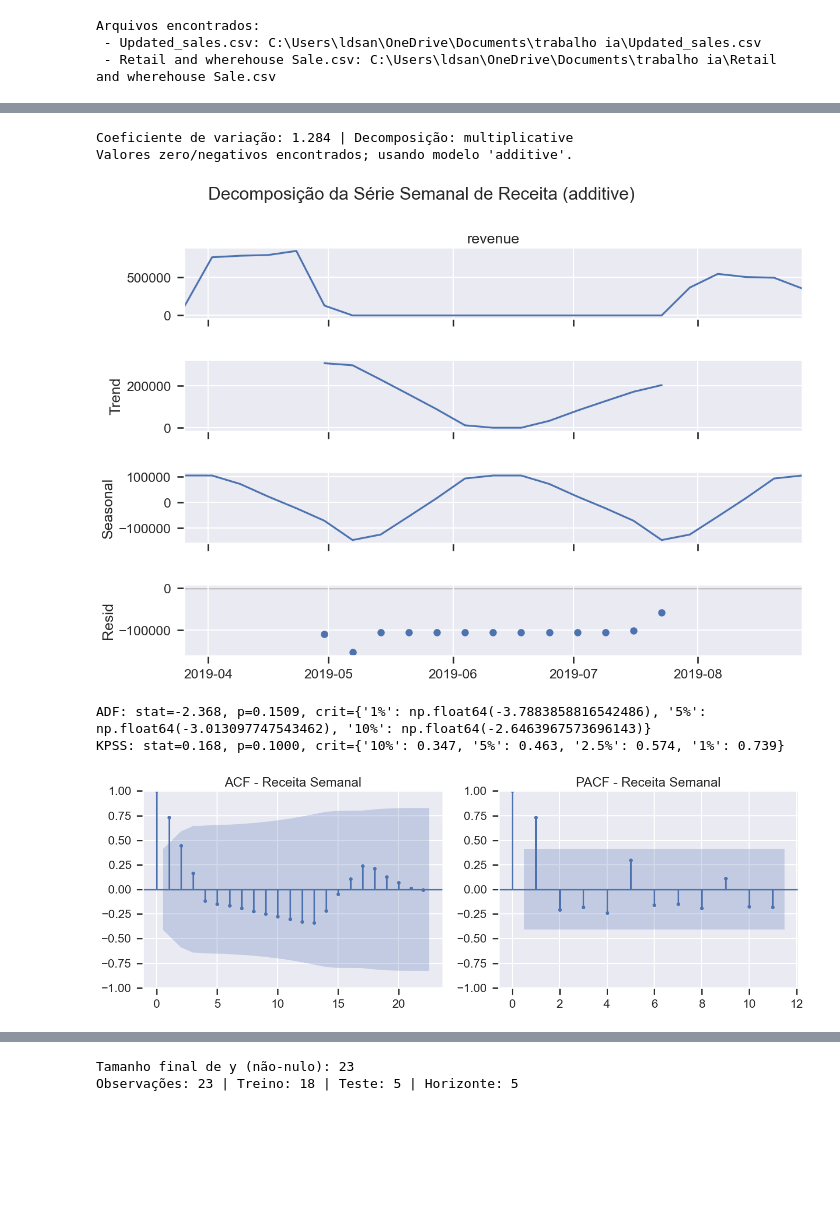
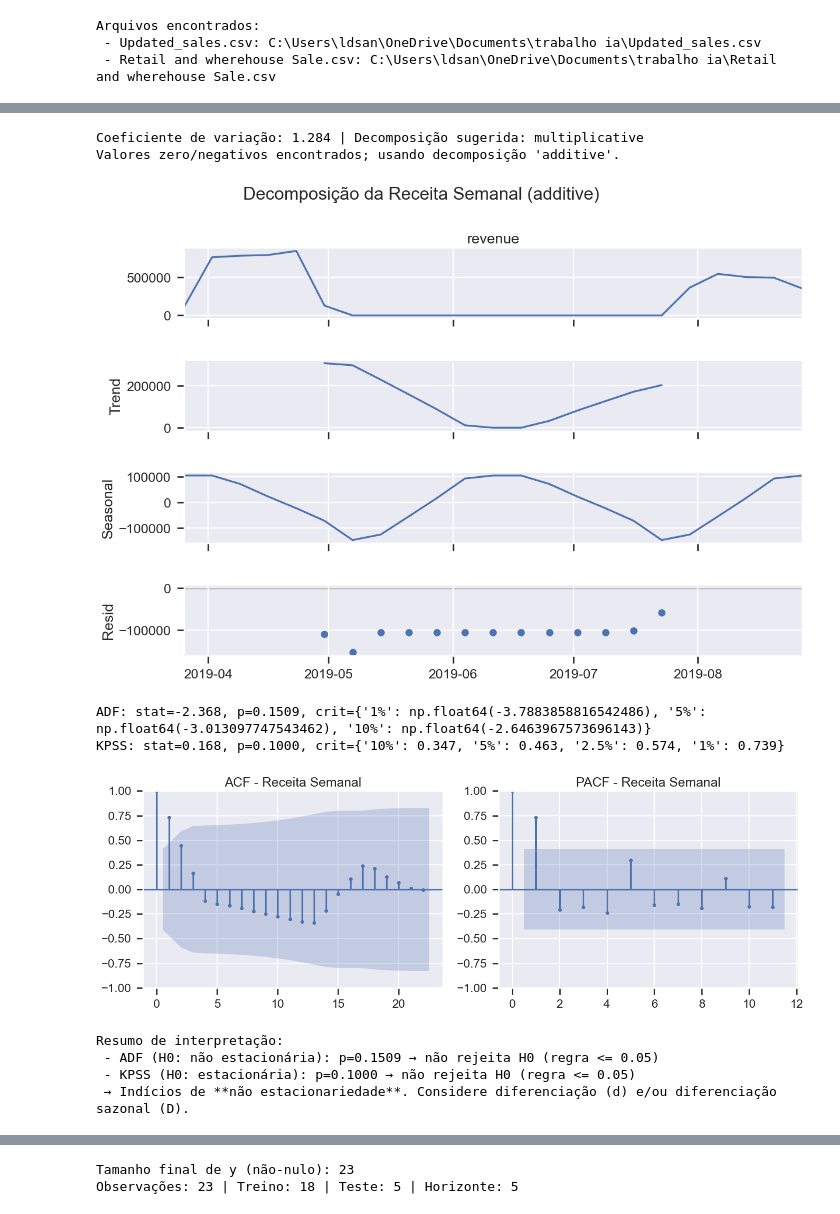
Before and after one commit to codewithsouza/Analise-Preditiva, a Jupyter notebook: guia_series_temporais_ecommerce.ipynb, the cells around one changed output, grey strips where cells are left out. Saved outputs shown, nothing was run; the diff lists cells and outputs as text; code cells hidden in the pictures; blank space fills up the shorter version.

```diff
--- a/guia_series_temporais_ecommerce.ipynb
+++ b/guia_series_temporais_ecommerce.ipynb
@@ -309,25 +425,35 @@ Semanas potencialmente outliers: 0
 # %%
-# 4) Estatísticas descritivas e visualizações
+# %% 4) Estatísticas descritivas e visualizações
 
 print("Resumo estatístico da receita semanal:")
 display(weekly_clean["revenue"].describe(percentiles=[0.1, 0.25, 0.5, 0.75, 0.9]))
 
+# Figura com dois painéis: série temporal + boxplot
 fig, ax = plt.subplots(2, 1, figsize=(14, 9), sharex=False)
 
+# Gráfico 1: evolução da receita semanal
 weekly_clean["revenue"].plot(
     ax=ax[0],
+    color="tab:blue",
     title="Receita Semanal (após tratamento de outliers)"
 )
+ax[0].set_ylabel("Receita (R$)")
+ax[0].grid(True, linestyle="--", alpha=0.5)
 
+# Gráfico 2: boxplot por semana ISO (sazonalidade)
 week_numbers = weekly_clean.index.isocalendar().week
 sns.boxplot(
     x=week_numbers,
     y=weekly_clean["revenue"],
-    ax=ax[1]
+    ax=ax[1],
+    color="lightblue"
 )
+ax[1].set_title("Distribuição da Receita por Semana do Ano")
+ax[1].set_xlabel("Semana ISO")
+ax[1].set_ylabel("Receita (R$)")
 
-ax[1].set_title("Distribuição de Receita por Semana do Ano")
-ax[1].set_xlabel("Semana ISO")
+plt.tight_layout()
+plt.show()
 # %% [output]
 Resumo estatístico da receita semanal:
 count        23.000000
@@ -346,5 +488,5 @@ Text(0.5, 0, 'Semana ISO')
 # %%
-# 5) Decomposição (aditiva e multiplicativa) e testes de estacionariedade
+# %% 5) Decomposição (aditiva e multiplicativa) e testes de estacionariedade
 
 series = weekly_clean["revenue"].copy()
 series.index = pd.PeriodIndex(series.index, freq="W-MON").to_timestamp()
@@ -353,7 +495,7 @@ series_clean = series.dropna()
 # Escolha do modelo de decomposição baseada na variação relativa
 cv = series_clean.std() / (series_clean.mean() + 1e-9)
 model_type = "multiplicative" if cv > 0.3 else "additive"
-print(f"Coeficiente de variação: {cv:.3f} | Decomposição: {model_type}")
+print(f"Coeficiente de variação: {cv:.3f} | Decomposição sugerida: {model_type}")
 
 seasonal_period = min(52, max(2, len(series_clean) // 2))
 if len(series_clean) < seasonal_period * 2:
@@ -361,44 +503,59 @@ if len(series_clean) < seasonal_period * 2:
 else:
     safe_model = model_type
     if safe_model == "multiplicative" and (series_clean <= 0).any():
-        print("Valores zero/negativos encontrados; usando modelo 'additive'.")
+        print("Valores zero/negativos encontrados; usando decomposição 'additive'.")
         safe_model = "additive"
     try:
         decomp = seasonal_decompose(series_clean, model=safe_model, period=seasonal_period)
         fig = decomp.plot()
         fig.set_size_inches(14, 9)
-        plt.suptitle(f"Decomposição da Série Semanal de Receita ({safe_model})", y=1.02)
+        plt.suptitle(f"Decomposição da Receita Semanal ({safe_model})", y=1.02)
         plt.show()
     except Exception as e:
         print("Falha na decomposição (dados insuficientes?):", e)
 
 # Teste ADF (H0: série tem raiz unitária -> não estacionária)
 adf_stat, adf_p, _, _, crit_vals, _ = adfuller(series_clean, autolag="AIC")
 print(f"ADF: stat={adf_stat:.3f}, p={adf_p:.4f}, crit={crit_vals}")
 
-# Teste KPSS (H0: série é estacionária ao redor de uma tendência)
-try:
-    kpss_stat, kpss_p, _, kpss_crit = kpss(series_clean, regression='c', nlags='auto')
-    print(f"KPSS: stat={kpss_stat:.3f}, p={kpss_p:.4f}, crit={kpss_crit}")
-except Exception as e:
-    print("Falha no KPSS:", e)
+# Teste KPSS (H0: série é estacionária ao redor de um nível/tendência)
+kpss_stat, kpss_p, _, kpss_crit = kpss(series_clean, regression='c', nlags='auto')
+print(f"KPSS: stat={kpss_stat:.3f}, p={kpss_p:.4f}, crit={kpss_crit}")
 
+# ACF/PACF
 if len(series_clean) > 1:
     acf_lags = max(1, min(30, len(series_clean) - 1))
     pacf_lags = max(1, min(acf_lags, len(series_clean) // 2))
     fig, ax = plt.subplots(1, 2, figsize=(14, 5))
     plot_acf(series_clean, lags=acf_lags, ax=ax[0])
     plot_pacf(series_clean, lags=pacf_lags, ax=ax[1])
     ax[0].set_title("ACF - Receita Semanal")
     ax[1].set_title("PACF - Receita Semanal")
     plt.tight_layout()
     plt.show()
 else:
     print("Série insuficiente para plotar ACF/PACF.")
+
+# --- Resumo automático de interpretação (para apresentação) ---
+def _txt_decisao(p, nome, regra="<= 0.05"):
+    return f"{nome}: p={p:.4f} → " + ("rejeita H0" if p <= 0.05 else "não rejeita H0") + f" (regra {regra})"
+
+print("\nResumo de interpretação:")
+print(" - " + _txt_decisao(adf_p, "ADF (H0: não estacionária)"))
+print(" - " + _txt_decisao(kpss_p, "KPSS (H0: estacionária)"))
+
+if (adf_p > 0.05) or (kpss_p <= 0.05):
+    print(" → Indícios de **não estacionariedade**. Considere diferenciação (d) e/ou diferenciação sazonal (D).")
+else:
+    print(" → Indícios de **estacionariedade**. Modelos ARMA/ARIMA simples podem funcionar.")
 # %% [output]
-Coeficiente de variação: 1.284 | Decomposição: multiplicative
-Valores zero/negativos encontrados; usando modelo 'additive'.
+Coeficiente de variação: 1.284 | Decomposição sugerida: multiplicative
+Valores zero/negativos encontrados; usando decomposição 'additive'.
-[figure, old version]
+[figure, new version]
 ADF: stat=-2.368, p=0.1509, crit={'1%': np.float64(-3.7883858816542486), '5%': np.float64(-3.013097747543462), '10%': np.float64(-2.6463967573696143)}
 KPSS: stat=0.168, p=0.1000, crit={'10%': 0.347, '5%': 0.463, '2.5%': 0.574, '1%': 0.739}
 [figure]
+Resumo de interpretação:
+ - ADF (H0: não estacionária): p=0.1509 → não rejeita H0 (regra <= 0.05)
+ - KPSS (H0: estacionária): p=0.1000 → não rejeita H0 (regra <= 0.05)
+ → Indícios de **não estacionariedade**. Considere diferenciação (d) e/ou diferenciação sazonal (D).
```
Also changed, not shown: parts of 20 cells of this notebook.
